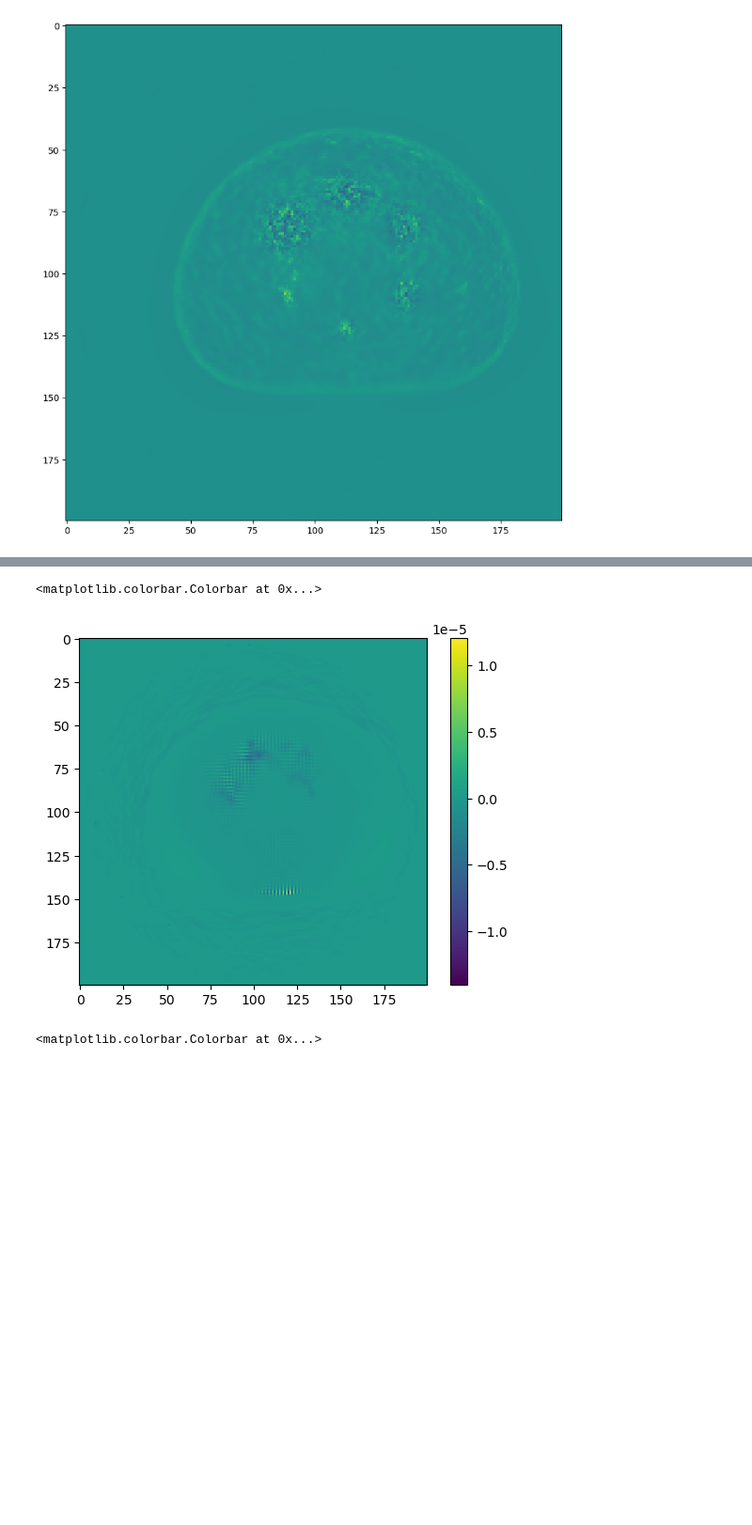
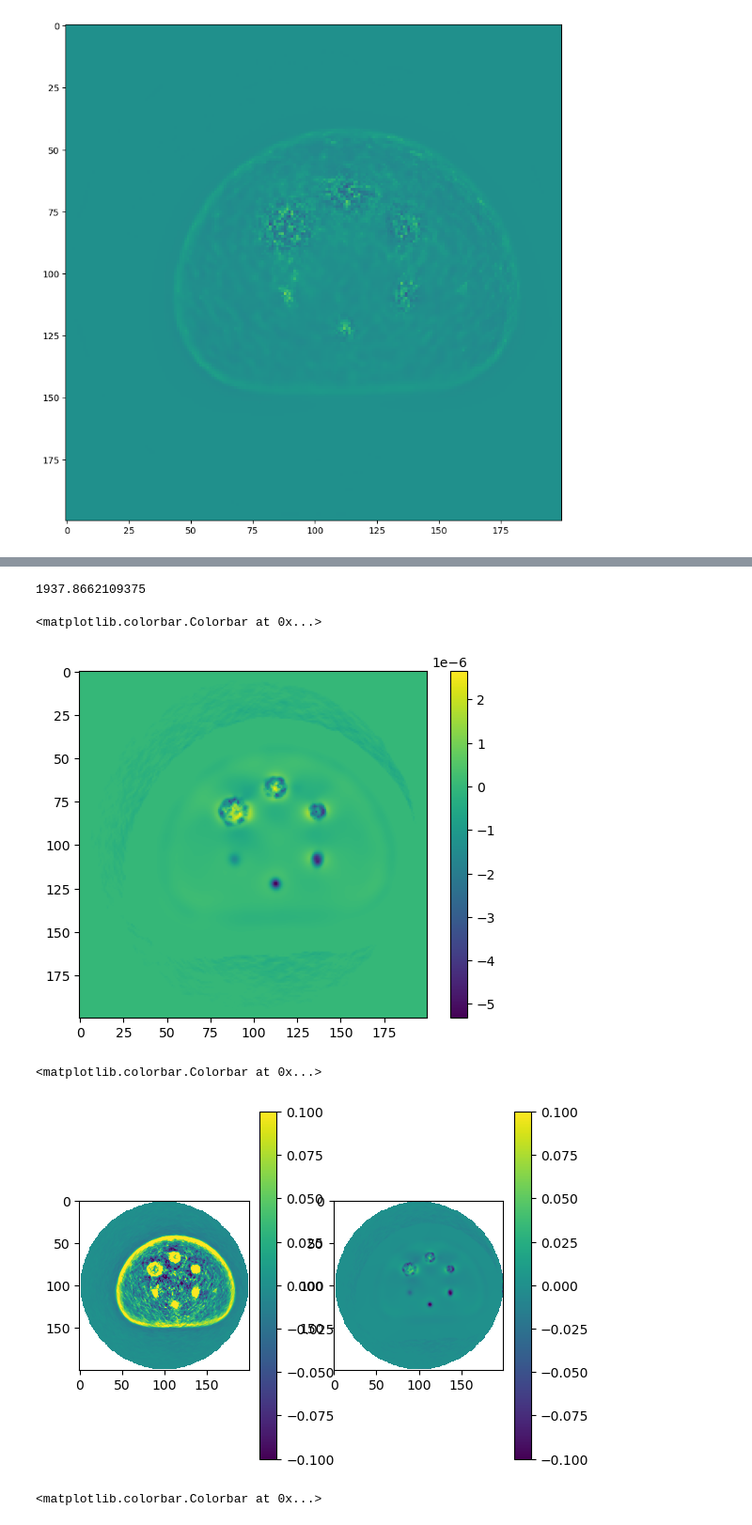
Before and after one commit to SyneRBI/PETRIC-Tomo-Unimib, a Jupyter notebook: myRec.ipynb, the cells around one changed output, grey strips where cells are left out. Shown at 94% size. Cells and saved outputs as stored; diff of their text form; code cells hidden in the pictures; blank space fills up the shorter version.

```diff
--- a/myRec.ipynb
+++ b/myRec.ipynb
@@ -374,0 +427,4 @@ Text(0, 0.5, 'Difference vector')
+# %%
+recItV_CG.nbytes/np.power(2,20)
+# %% [output]
+1937.8662109375
@@ -375,9 +435,19 @@ Text(0, 0.5, 'Difference vector')
 # %%
-plt.imshow(ss*sDir.as_array()[115,:,:])
+plt.imshow(ss*sDir.as_array()[72,:,:])
 plt.colorbar()
 # %% [output]
 <matplotlib.colorbar.Colorbar at 0x...>
-[figure, old version]
+[figure, new version]
+# %%
+plt.subplot(121)
+plt.imshow(gradI.as_array()[72,:,:]/myK.as_array()[72,:,:],vmin=-.1,vmax=.1)
+plt.colorbar()
+plt.subplot(122)
+plt.imshow(gradP.as_array()[72,:,:]/myK.as_array()[72,:,:],vmin=-.1,vmax=.1)
+plt.colorbar()
+# %% [output]
+<matplotlib.colorbar.Colorbar at 0x...>
+[figure, added]
 # %%
 slIdx +=1
 plt.imshow(tFP.as_array()[0,slIdx,:,:])
```
Also changed, not shown: parts of 26 cells of this notebook.
